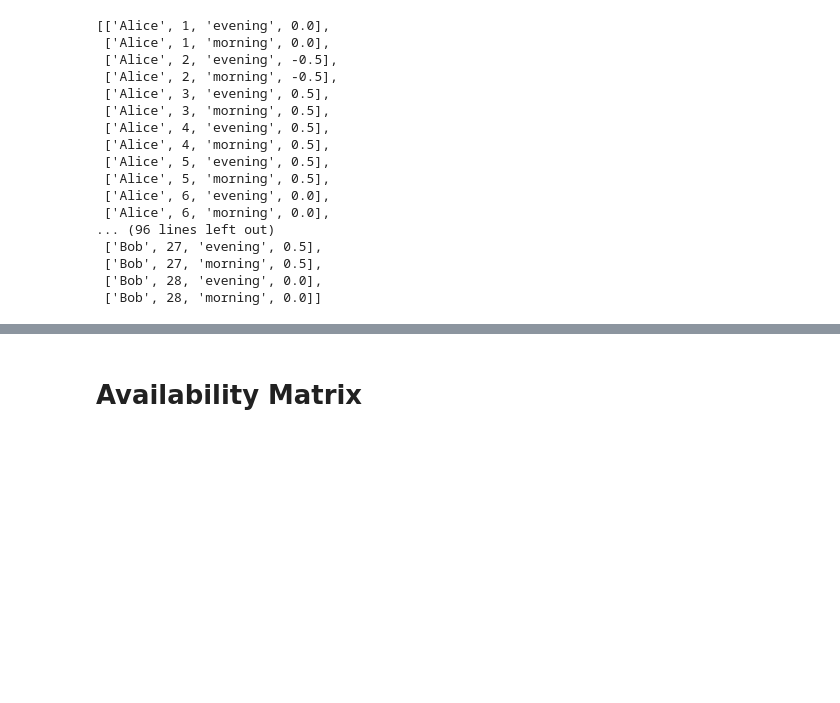
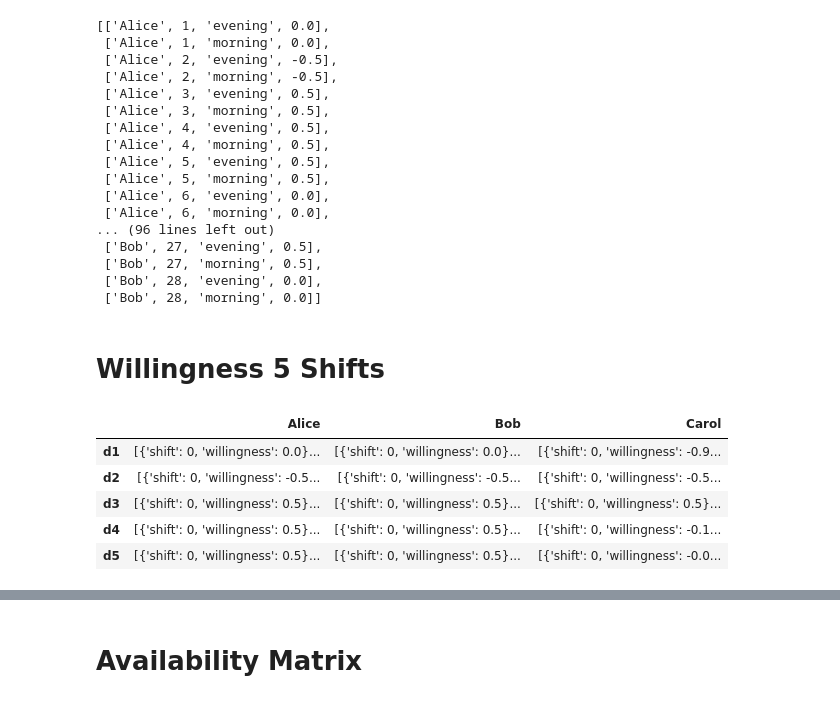
Before and after one commit to PotatoPotato12345678/LLM_optimization, a Jupyter notebook: optimizer/mats/mat.ipynb, the cells around one changed output, grey strips where cells are left out. Cells and saved outputs as stored; diff of their text form; code cells hidden in the pictures; blank space fills up the shorter version.

```diff
--- a/optimizer/mats/mat.ipynb
+++ b/optimizer/mats/mat.ipynb
@@ -121,3 +121,5 @@ M_LLM_willingness
  ['Bob', 27, 'morning', 0.5],
  ['Bob', 28, 'evening', 0.0],
  ['Bob', 28, 'morning', 0.0]]
+# %% [markdown]
+# Willingness 5 Shifts
@@ -123,0 +128,9 @@ M_LLM_willingness
+# %%
+df_wi_mult.head()
+# %% [output]
+|  | Alice | Bob | Carol |
+| d1 | [{'shift': 0, 'willingness': 0.0}... | [{'shift': 0, 'willingness': 0.0}... | [{'shift': 0, 'willingness': -0.9... |
+| d2 | [{'shift': 0, 'willingness': -0.5... | [{'shift': 0, 'willingness': -0.5... | [{'shift': 0, 'willingness': -0.5... |
+| d3 | [{'shift': 0, 'willingness': 0.5}... | [{'shift': 0, 'willingness': 0.5}... | [{'shift': 0, 'willingness': 0.5}... |
+| d4 | [{'shift': 0, 'willingness': 0.5}... | [{'shift': 0, 'willingness': 0.5}... | [{'shift': 0, 'willingness': -0.1... |
+| d5 | [{'shift': 0, 'willingness': 0.5}... | [{'shift': 0, 'willingness': 0.5}... | [{'shift': 0, 'willingness': -0.0... |
```
Also changed, not shown: parts of 8 cells of this notebook, 2 other files.
